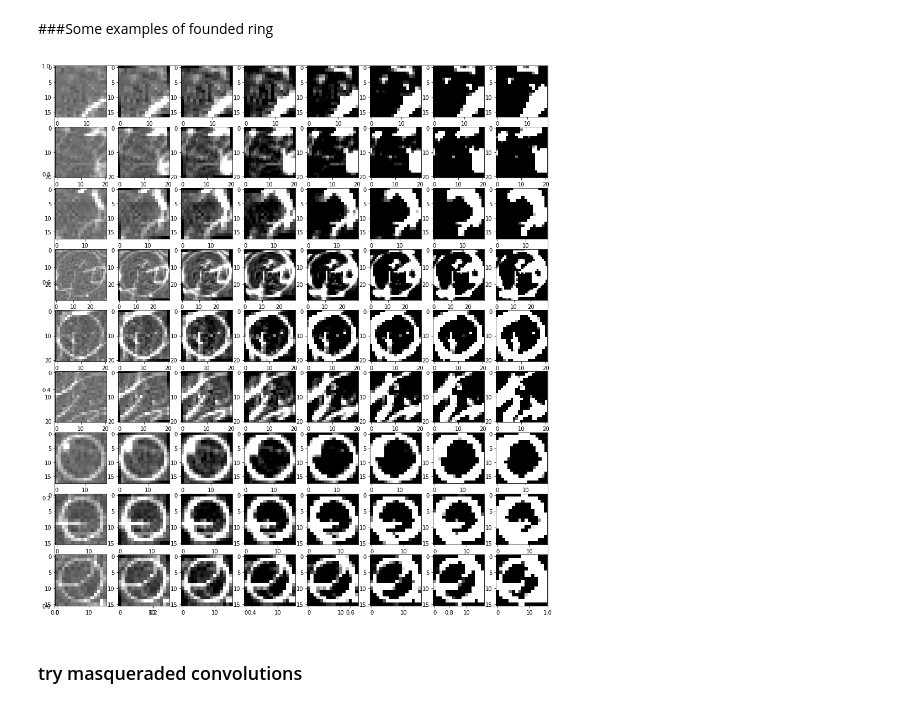
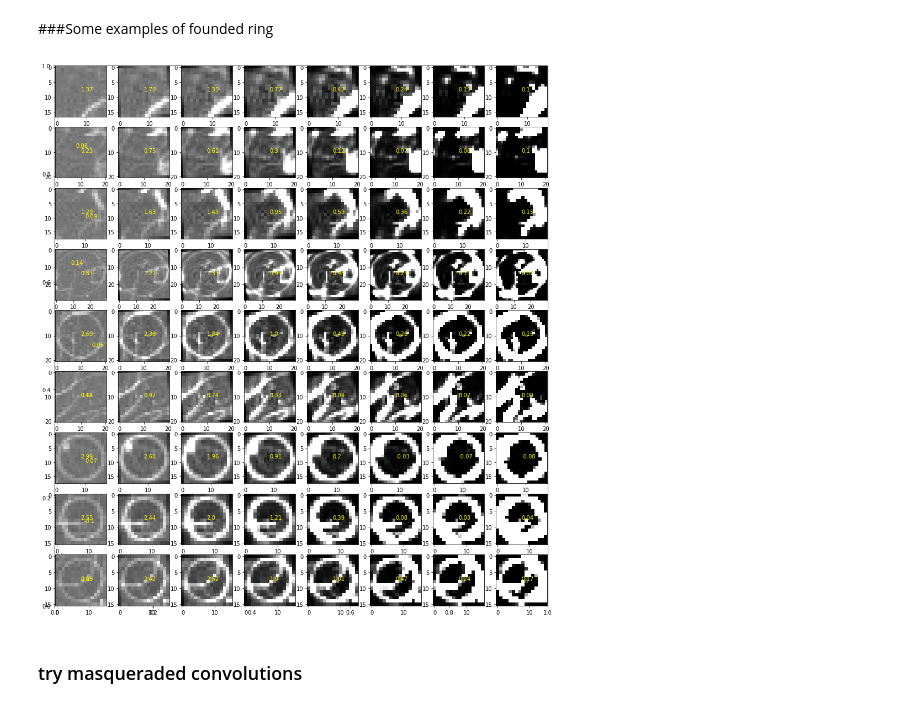
Before and after one commit to andrew-veriga/MathForML, a Jupyter notebook: ConvolutionalCoffieCircles.ipynb, the cells around one changed output. Cells and saved outputs as stored; diff of their text form; code cells hidden in the pictures.

```diff
--- a/ConvolutionalCoffieCircles.ipynb
+++ b/ConvolutionalCoffieCircles.ipynb
@@ -72,12 +69,10 @@ _DEBUG_=False
 # %% [markdown]
 ### function FuzzyCircleConv
 # %%
-import numpy.ma as ma
-
 def FuzzyCircleConv(_box, _mask):
   # return sum(np.dot(_box,_mask))
-  mlt = np.multiply(_box,_mask)
-  return np.sum(_box*_mask)#/ np.var(ma.masked_values(mlt, 0.0 ))
+  # mlt = np.multiply(_box,_mask)
+  return np.sum(normto_0_1(_box)*_mask,axis=(-2,-1) )#/ np.var(ma.masked_values(mlt, 0.0 ))
 # %% [markdown]
 ###function getKernel
 # %%
@@ -264,7 +259,7 @@ import itertools
 def getMask( size, thick = 1 ):
     radius = (size-3)/2
     center = np.array([(size-1)/2,(size-1)/2])
-    vectors = [[(i,j) for j in range(size)] for i in range(size)]
+    vectors = np.array([[(i,j) for j in range(size)] for i in range(size)], dtype=np.int)
     l = itertools.chain.from_iterable(zip(*vectors))
 
     # list of pairs (x,y) belong of ring
@@ -384,7 +379,7 @@ data=np.array([
       [17,348,21,0],
       [21,1,1,0],
       [18,168,45,0],
-      [30,152,68,1],
+      [29,152,68,1],
       [21,147, 226,1],
       [21,157, 236,1],
       [18, 58, 13,1],
@@ -404,50 +399,52 @@ Thick = 0.8
 _angle = 4
 
 for size,x,y,isRing in data:
-  Mask,_ = getMask( size, Thick )
+  Mask, center = getMask( size, Thick )
   backMask,_ = getMask(size,3*Thick)
 
   #ring visualisation
   box = np.array(Image[y:y+size,x:x+size])
   box = box - np.mean(box) + 1. # normalization to mean = 1
   ax = fig.add_subplot(len,cnt,i)
-  ax.imshow(box, cmap=plt.get_cmap('gray'), vmin=0.5, vmax=1.5)
+  ax.imshow(box, cmap=plt.get_cmap('gray'), vmin=0, vmax=2)
+  ax.text(center[0],center[1],str(round(FuzzyCircleConv(normto_0_1(box),get2Kernel(size,1.2))/size,2)),color='yellow')
   newbox = np.multiply(box, rotate_image(box,_angle))
   for j in range(1,cnt+1):
-    ax1=fig.add_subplot(len,cnt,i+1)
-    ax1.imshow(newbox, cmap=plt.get_cmap('gray'), vmin=0.5, vmax=1.5)
+    ax=fig.add_subplot(len,cnt,i+1)
+    ax.imshow(newbox, cmap=plt.get_cmap('gray'), vmin=0, vmax=2)
+    ax.text(center[0],center[1],str(round(FuzzyCircleConv(normto_0_1(newbox),get2Kernel(size,1.2))/size,2)),color='yellow')
     newbox = np.multiply(newbox, rotate_image(newbox,_angle))
     i+=1
     if (i==cnt*len):
       break;
 
   # ax = fig.add_subplot(len,2,i)
   # ax.imshow(square, cmap=plt.get_cmap('gray'), vmin=-1, vmax=1)
   # ax1=fig.add_subplot(len,2,i+1)
   # ax1.imshow(square, cmap=plt.get_cmap('gray'), vmin=0, vmax=1)
   # ax1.imshow(np.logical_xor(backMask, Mask)  ,alpha=.5)
   # _DEBUG_=True
   # # print('conv value', FuzzyCircleConv(Mask,square)/size**2)
   # found = isCircleFound(square,Mask,backMask)
   # if (isRing):
   #   print('Ring is here, value =', found)
   #   # if (found):
   #   #   print(' AND is found correct')
   #   # else:
   #   #   print(' BUT didn\'t found')
   # else:
   #   print('Ring isn\'t here/ value =', found)
   #   # if (found):
   #   #   print(' BUT is found incorrect')
   #   # else:
   #   #   print(' AND didn\'t found correct')
   # i+=2
 
 fig.show()
 
 _DEBUG_=False
 # %% [output]
-[figure, old version]
+[figure, new version]
 # %% [markdown]
 ### try masqueraded convolutions
 # %%
```
Also changed, not shown: parts of 13 cells of this notebook.
